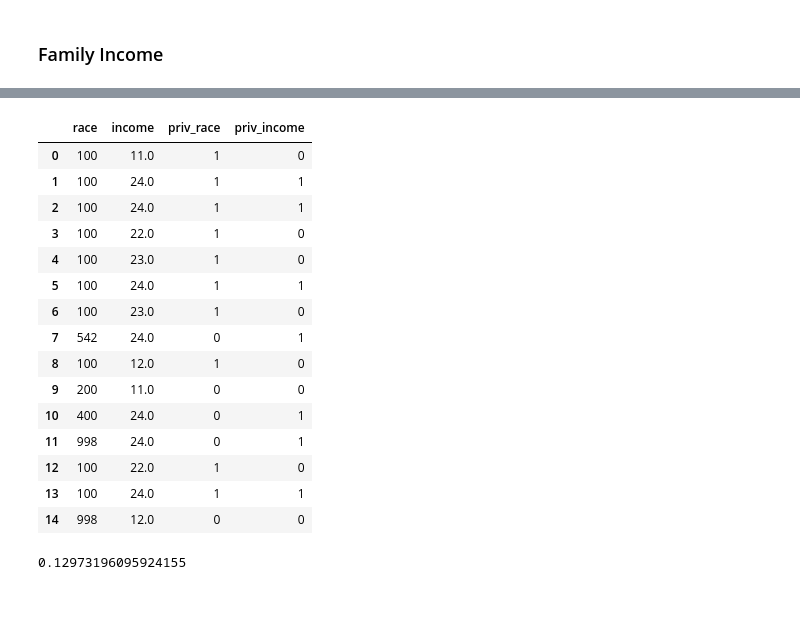
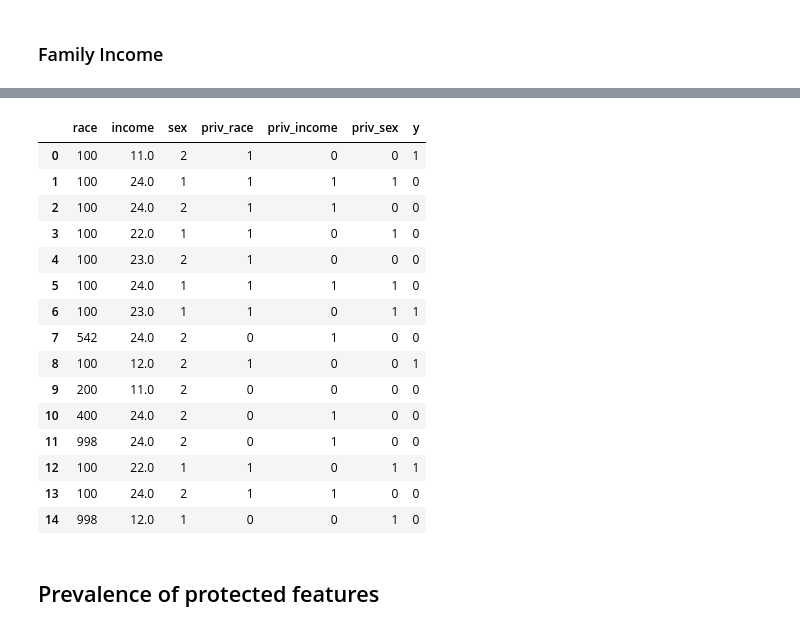
Before and after one commit to Denparadigm/USHealthFairness, a Jupyter notebook: analysis.ipynb, the cells around one changed output, grey strips where cells are left out. Cells and saved outputs as stored; diff of their text form; code cells hidden in the pictures; blank space fills up the shorter version.

Commit message:
Added proxy variables

```diff
--- a/analysis.ipynb
+++ b/analysis.ipynb
@@ -147,44 +195,38 @@ By calculating the prevalence, we can determine if certain groups are overrepres
 # %%
 # Create a new dataframe with only the necessary columns
-ds_fair = ds[['RACENEW', 'INCFAM07ON']]
+ds_fair = ds[['RACENEW', 'INCFAM07ON', 'SEX']]
 
 # Rename the columns for clarity
-ds_fair = ds_fair.rename(columns={'RACENEW': 'race', 'INCFAM07ON': 'income'})
+ds_fair = ds_fair.rename(columns={'RACENEW': 'race', 'INCFAM07ON': 'income', 'SEX': 'sex'})
 
 # Define privileged race and income. 100 is white, 24 is 100k+
 privileged_race = 100
 privileged_income = [24]
+privileged_sex = [1]
+
+# Create the privileged variables
+ds_fair['priv_race'] = ds_fair['race'].apply(lambda x: 1 if x == privileged_race else 0)
+ds_fair['priv_income'] = ds_fair['income'].apply(lambda x: 1 if x in privileged_income else 0)
+ds_fair['priv_sex'] = ds_fair['sex'].apply(lambda x: 1 if x in privileged_sex else 0)
+
+ds_fair['y'] = [1 if y == 1 else 0 for y in ds['HEALTH']]
+display(ds_fair[:15])
+# %% [output]
+|  | race | income | sex | priv_race | priv_income | priv_sex | y |
+| 0 | 100 | 11.0 | 2 | 1 | 0 | 0 | 1 |
+| 1 | 100 | 24.0 | 1 | 1 | 1 | 1 | 0 |
+| 2 | 100 | 24.0 | 2 | 1 | 1 | 0 | 0 |
+| 3 | 100 | 22.0 | 1 | 1 | 0 | 1 | 0 |
+| 4 | 100 | 23.0 | 2 | 1 | 0 | 0 | 0 |
+| 5 | 100 | 24.0 | 1 | 1 | 1 | 1 | 0 |
+| 6 | 100 | 23.0 | 1 | 1 | 0 | 1 | 1 |
+| 7 | 542 | 24.0 | 2 | 0 | 1 | 0 | 0 |
+| 8 | 100 | 12.0 | 2 | 1 | 0 | 0 | 1 |
+| 9 | 200 | 11.0 | 2 | 0 | 0 | 0 | 0 |
+| 10 | 400 | 24.0 | 2 | 0 | 1 | 0 | 0 |
+| 11 | 998 | 24.0 | 2 | 0 | 1 | 0 | 0 |
+| 12 | 100 | 22.0 | 1 | 1 | 0 | 1 | 1 |
+| 13 | 100 | 24.0 | 2 | 1 | 1 | 0 | 0 |
+| 14 | 998 | 12.0 | 1 | 0 | 0 | 1 | 0 |
-# %%
-# Create the privileged variables
-ds_fair['priv_race'] = ds_fair['race'].apply(lambda x: 1 if x == privileged_race else 0)
-ds_fair['priv_income'] = ds_fair['income'].apply(lambda x: 1 if x in privileged_income else 0)
-display(ds_fair[:15])
-
-# Calculating the prevalence
-
-# Calculate the total number of individuals in the dataset (We already know it's 75,101)
-total = len(ds_fair)
-
-ds_fair['priv_count'] = ds_fair['priv_race'] + ds_fair['priv_income']
-privileged = len(ds_fair[ds_fair['priv_count'] == 2])
-
-prevalence = privileged / total
-print(prevalence)
-# %% [output]
-|  | race | income | priv_race | priv_income |
-| 0 | 100 | 11.0 | 1 | 0 |
-| 1 | 100 | 24.0 | 1 | 1 |
-| 2 | 100 | 24.0 | 1 | 1 |
-| 3 | 100 | 22.0 | 1 | 0 |
-| 4 | 100 | 23.0 | 1 | 0 |
-| 5 | 100 | 24.0 | 1 | 1 |
-| 6 | 100 | 23.0 | 1 | 0 |
-| 7 | 542 | 24.0 | 0 | 1 |
-| 8 | 100 | 12.0 | 1 | 0 |
-| 9 | 200 | 11.0 | 0 | 0 |
-| 10 | 400 | 24.0 | 0 | 1 |
-| 11 | 998 | 24.0 | 0 | 1 |
-| 12 | 100 | 22.0 | 1 | 0 |
-| 13 | 100 | 24.0 | 1 | 1 |
-| 14 | 998 | 12.0 | 0 | 0 |
-0.12973196095924155
+# %% [markdown]
+## Prevalence of protected features
```
Also changed, not shown: parts of 9 cells of this notebook.
